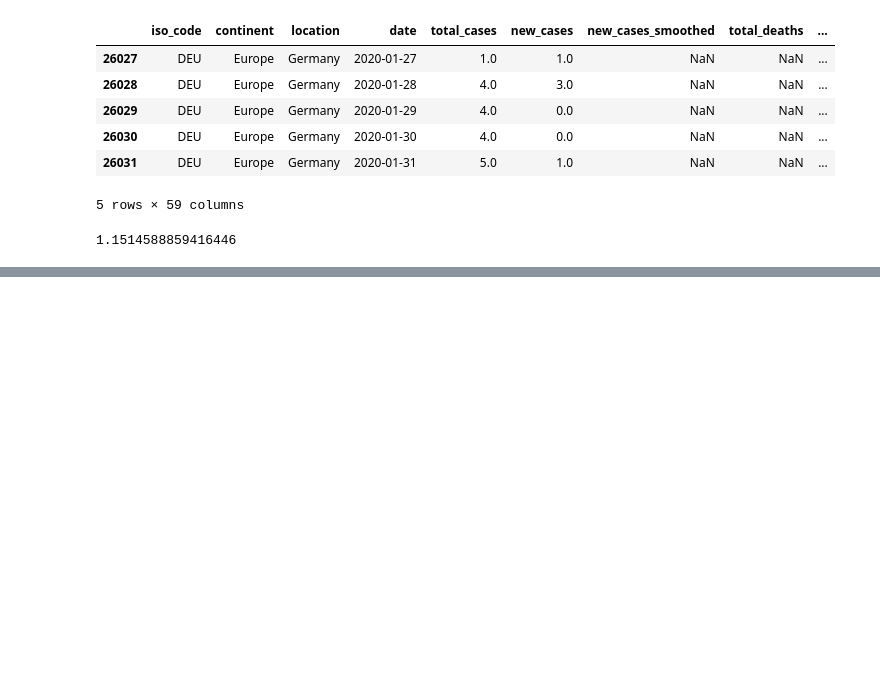
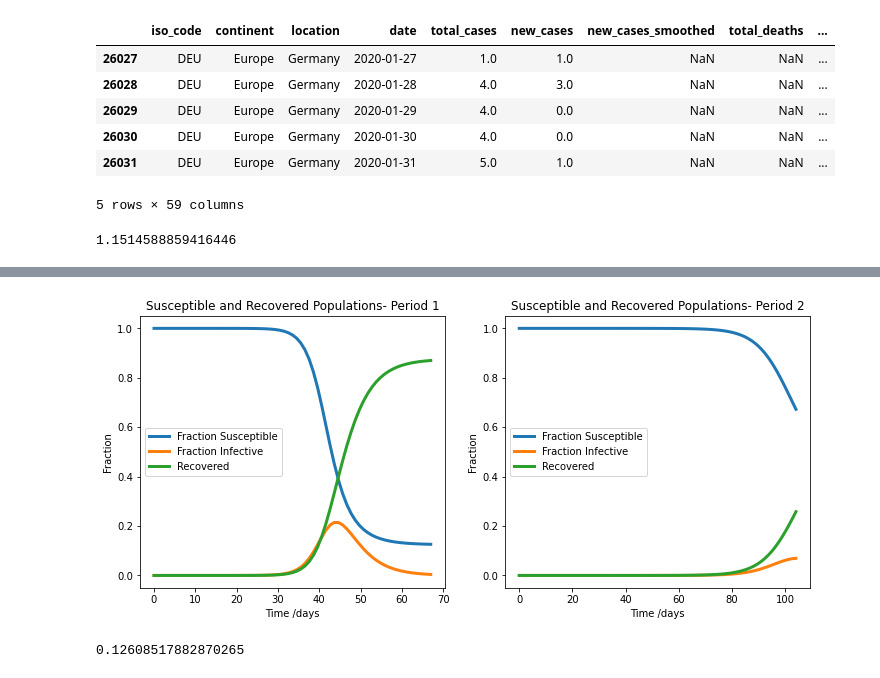
Before and after one commit to Sambhavi-G/covid_thinkit, a Jupyter notebook: Covid_data.ipynb, the cells around one changed output, grey strips where cells are left out. Saved outputs shown, nothing was run; the diff lists cells and outputs as text; code cells hidden in the pictures; blank space fills up the shorter version.

```diff
--- a/Covid_data.ipynb
+++ b/Covid_data.ipynb
@@ -487,4 +446,0 @@ from scipy.integrate import odeint
-# %%
-#solving the set of diff equations using scipy's odeint function
-soln = odeint(deriv, x_init, t, args=(beta, gamma))
-s, i, r = soln.T
@@ -503,0 +564,46 @@ Text(0, 0.5, 'Fraction')
+# %%
+#solving the set of diff equations using scipy's odeint function
+
+t1 = np.linspace(0, 67, 67)
+t2 = np.linspace(0, 104, 104)
+t3 = np.linspace(0, 38, 38)
+t4 = np.linspace(0, 15, 15)
+
+x_init1 = s_init1, i_init1, r_init1
+soln1 = odeint(deriv, x_init1, t1, args=(beta1, gamma))
+s1, i1, r1 = soln1.T
+
+x_init2 = s_init2, i_init2, r_init2
+soln2 = odeint(deriv, x_init2, t2, args=(beta2, gamma))
+s2, i2, r2 = soln2.T
+# %%
+fig= plt.figure()
+ax1= fig.add_subplot(1,2,1)
+ax2=fig.add_subplot(1,2,2)
+
+ax1.plot(t1, s1, lw=3, label='Fraction Susceptible')
+ax1.plot(t1, i1, lw=3, label='Fraction Infective')
+ax1.plot(t1, r1, lw=3, label='Recovered')
+ax1.set_title('Susceptible and Recovered Populations- Period 1')
+ax1.set_xlabel('Time /days')
+ax1.set_ylabel('Fraction')
+ax1.legend()
+
+ax2.plot(t2, s2, lw=3, label='Fraction Susceptible')
+ax2.plot(t2, i2, lw=3, label='Fraction Infective')
+ax2.plot(t2, r2, lw=3, label='Recovered')
+ax2.set_title('Susceptible and Recovered Populations- Period 2')
+ax2.set_xlabel('Time /days')
+ax2.set_ylabel('Fraction')
+ax2.legend(loc='center left')
+
+fig.set_figheight(5)
+fig.set_figwidth(12)
+
+plt.show()
+# %% [output]
+[figure, added]
+# %%
+s1[-1]
+# %% [output]
+0.12608517882870265
```
Also changed, not shown: parts of 15 cells of this notebook.
